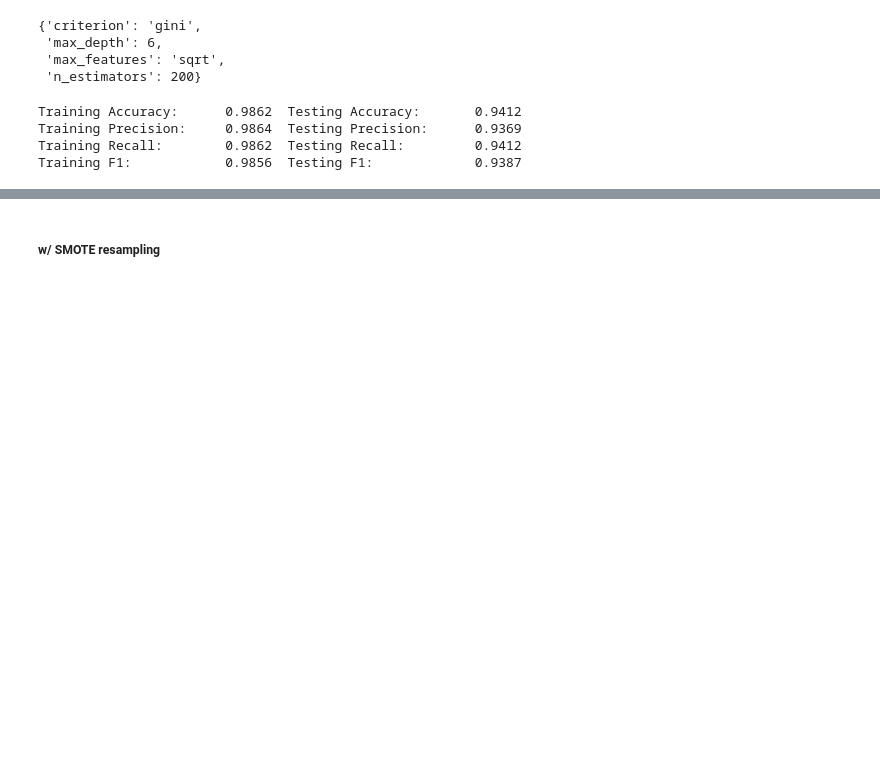
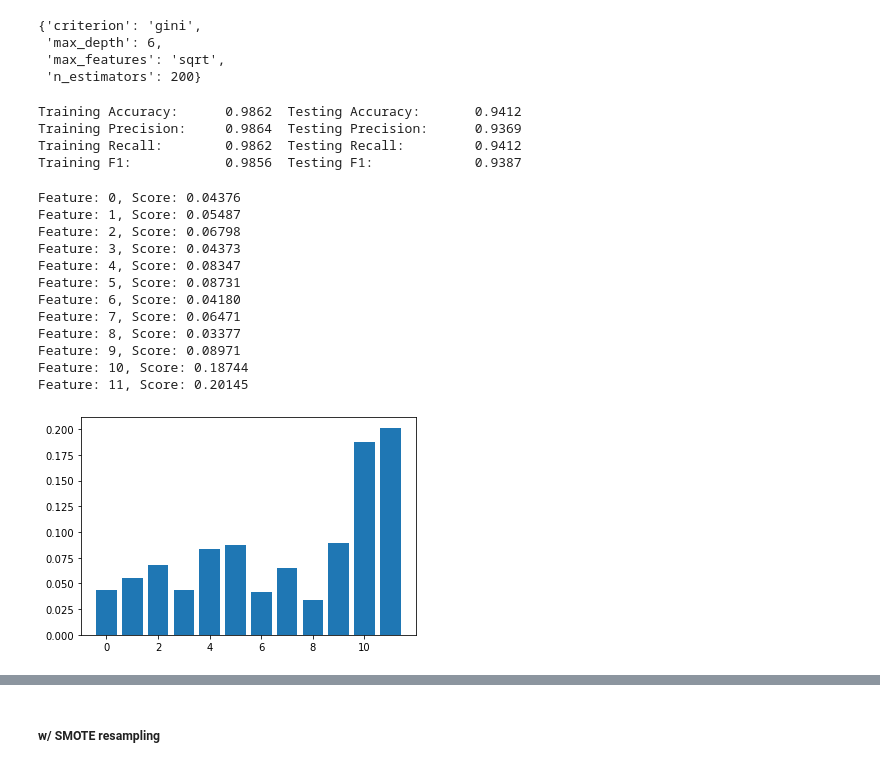
Before and after one commit to rylewww/Modeling-The-NBA-Leap, a Jupyter notebook: Modeling.ipynb, the cells around one changed output, grey strips where cells are left out. Drawn from its saved outputs; the diff is of its cells as text; code cells hidden in the pictures; blank space fills up the shorter version.

```diff
--- a/Modeling.ipynb
+++ b/Modeling.ipynb
@@ -339,3 +341,25 @@ Training Accuracy:      0.9862  Testing Accuracy:       0.9412
 Training Precision:     0.9864  Testing Precision:      0.9369
 Training Recall:        0.9862  Testing Recall:         0.9412
 Training F1:            0.9856  Testing F1:             0.9387
+# %%
+importance = grid_search_RF.best_estimator_.feature_importances_
+
+for i,v in enumerate(importance):
+	print('Feature: %0d, Score: %.5f' % (i,v))
+# plot feature importance
+pyplot.bar([x for x in range(len(importance))], importance)
+pyplot.show()
+# %% [output]
+Feature: 0, Score: 0.04376
+Feature: 1, Score: 0.05487
+Feature: 2, Score: 0.06798
+Feature: 3, Score: 0.04373
+Feature: 4, Score: 0.08347
+Feature: 5, Score: 0.08731
+Feature: 6, Score: 0.04180
+Feature: 7, Score: 0.06471
+Feature: 8, Score: 0.03377
+Feature: 9, Score: 0.08971
+Feature: 10, Score: 0.18744
+Feature: 11, Score: 0.20145
+[figure, added]
```
Also changed, not shown: parts of 11 cells of this notebook.
